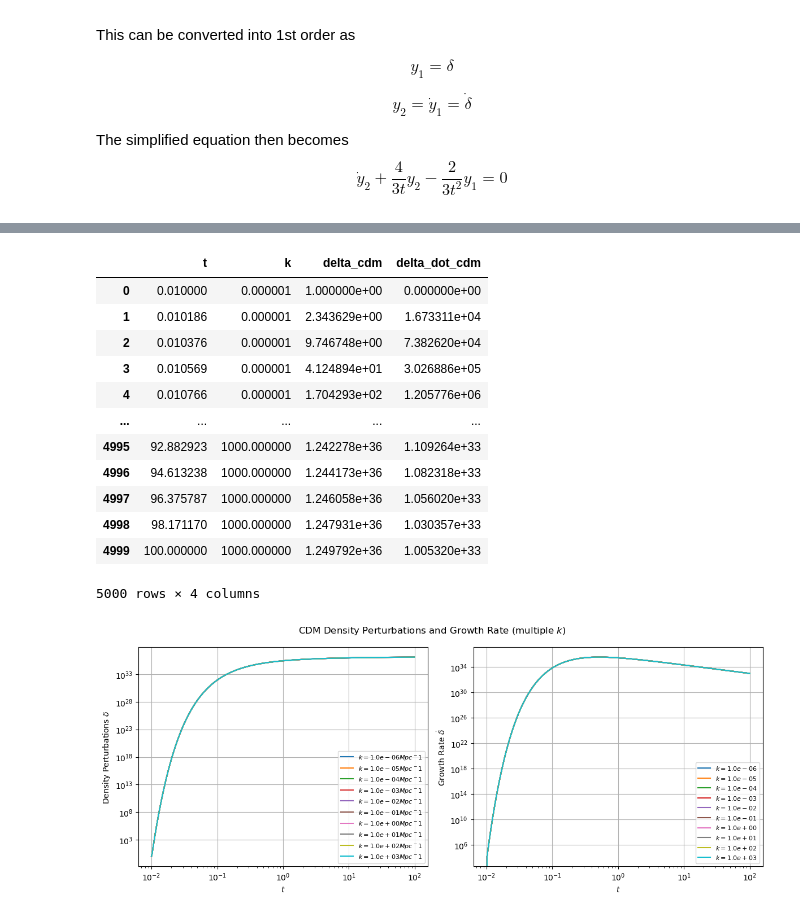
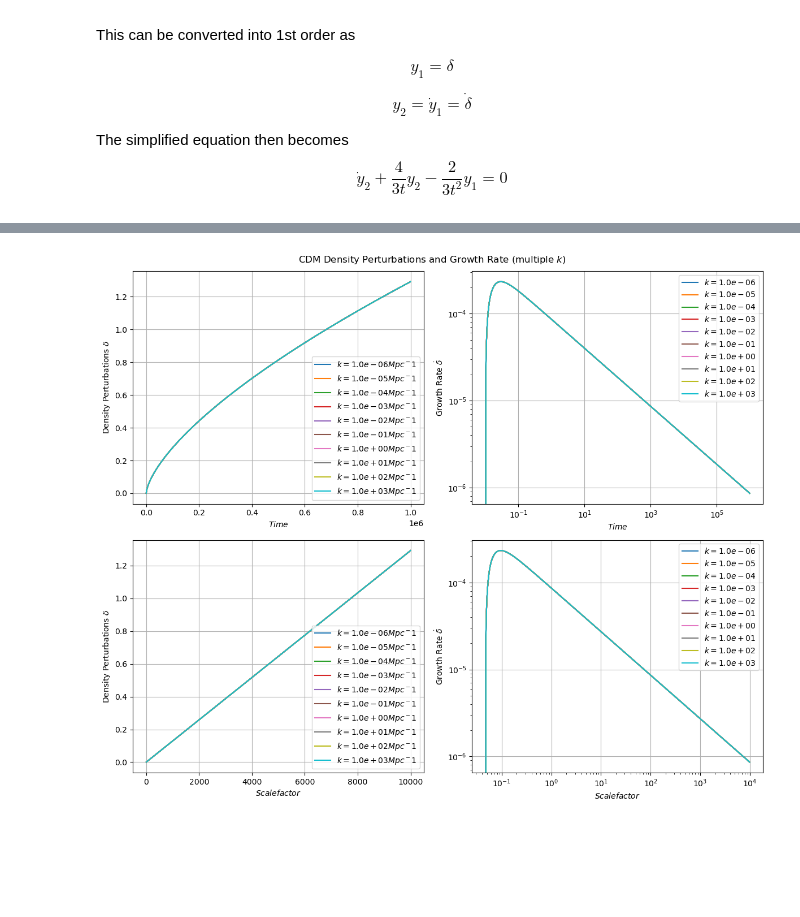
Before and after one commit to isha-m63/Wave_Dark_Matter, a Jupyter notebook: Obtaining_Power_Spectrum/CDM/CDM.ipynb, the cells around one changed output, grey strips where cells are left out. Saved outputs shown, nothing was run; the diff lists cells and outputs as text; code cells hidden in the pictures; blank space fills up the shorter version.

```diff
--- a/Obtaining_Power_Spectrum/CDM/CDM.ipynb
+++ b/Obtaining_Power_Spectrum/CDM/CDM.ipynb
@@ -90,6 +155,11 @@ ax[0].plot(t_eval, scale_factor_a(t_eval), label='Scale Factor a(t)')
 ax[1].loglog(t_eval, scale_factor_a(t_eval), label='Scale Factor log a(t)')
 ax[0].set_xlabel('t')
 ax[0].set_ylabel('Scale Factor a(t)')
-ax[1].set_xlabel('t')
+ax[1].set_xlabel('Time')
 ax[1].set_ylabel('log a(t)')
+
+for i in ax:
+    #i.set_ylabel('Density Contrast δ_k')
+    i.legend()
+    i.grid()
 # %% [output]
@@ -104,7 +175,8 @@ def ode_cdm_allkvals(t, y, k):
 
     #H = 2 / (3 * t)
     quantum_term = 0
-    grav_term = 2 / (3 * t**2 * scale_factor_a(t)**3)
+    grav_term = 4 * np.pi * G * rho_matter(t)
+
 
     #Solve the following coupled 1st order ODEs
     du1_dt = u2
@@ -128,65 +200,71 @@ for k_i in k_val:
                 't': t_eval[j],
                 'k': k_i,
                 'delta_cdm': sol_cdm.y[0][j],
-                'delta_dot_cdm': sol_cdm.y[1][j]
+                'delta_dot_cdm': sol_cdm.y[1][j],
+                'scale_factor_a': scale_factor_a(t_eval[j])
             }
         )
 # %%
 
 df_cdm_allkvals = pd.DataFrame(cdm_allkvals)
 df_cdm_allkvals.to_csv(output_path + 'cdm_density_growth_allkvals.csv', index=False)
-# %%
-df_cdm_allkvals
-# %% [output]
-|  | t | k | delta_cdm | delta_dot_cdm |
-| 0 | 0.010000 | 0.000001 | 1.000000e+00 | 0.000000e+00 |
-| 1 | 0.010186 | 0.000001 | 2.343629e+00 | 1.673311e+04 |
-| 2 | 0.010376 | 0.000001 | 9.746748e+00 | 7.382620e+04 |
-| 3 | 0.010569 | 0.000001 | 4.124894e+01 | 3.026886e+05 |
-| 4 | 0.010766 | 0.000001 | 1.704293e+02 | 1.205776e+06 |
-| ... | ... | ... | ... | ... |
-| 4995 | 92.882923 | 1000.000000 | 1.242278e+36 | 1.109264e+33 |
-| 4996 | 94.613238 | 1000.000000 | 1.244173e+36 | 1.082318e+33 |
-| 4997 | 96.375787 | 1000.000000 | 1.246058e+36 | 1.056020e+33 |
-| 4998 | 98.171170 | 1000.000000 | 1.247931e+36 | 1.030357e+33 |
-| 4999 | 100.000000 | 1000.000000 | 1.249792e+36 | 1.005320e+33 |
-5000 rows × 4 columns
 # %%
-fig, ax = plt.subplots(1, 2, figsize=(12, 5))
+fig, ax = plt.subplots(2, 2, figsize=(12, 10))
 
 for k_i in sorted(df_cdm_allkvals['k'].unique()):
     df_k = df_cdm_allkvals[df_cdm_allkvals['k'] == k_i]
 
-    ax[0].loglog(
+    ax[0][0].plot(
         df_k['t'],
         df_k['delta_cdm'],
         label=fr"$k={k_i:.1e} Mpc^{-1}$"
     )
 
-    ax[1].loglog(
+    ax[0][1].loglog(
         df_k['t'],
         df_k['delta_dot_cdm'],
         label=fr"$k={k_i:.1e}$"
     )
 
-ax[0].set_ylabel(r"Density Perturbations $\delta$")
-ax[1].set_ylabel(r"Growth Rate $\dot{\delta}$")
+    ax[1][0].plot(
+        df_k['scale_factor_a'],
+        df_k['delta_cdm'],
+        label=fr"$k={k_i:.1e} Mpc^{-1}$"
+    )
 
-ax[0].set_xlabel(r"$t$")
-ax[1].set_xlabel(r"$t$")
+    ax[1][1].loglog(
+        df_k['scale_factor_a'],
+        df_k['delta_dot_cdm'],
+        label=fr"$k={k_i:.1e}$"
+    )
 
-ax[0].grid(True)
-ax[1].grid(True)
 
-ax[0].legend(fontsize=8)
-ax[1].legend(fontsize=8)
+ax[0][0].set_xlabel("$Time$")
+ax[0][1].set_xlabel("$Time$")
+ax[1][0].set_xlabel("$Scale factor$")
+ax[1][1].set_xlabel("$Scale factor$")
 
-fig.suptitle("CDM Density Perturbations and Growth Rate (multiple $k$)")
-fig.tight_layout()
-fig.savefig(output_path + "cdm_density_growth_allk.png", dpi=300)
+
+
+ax[0][0].set_ylabel(r"Density Perturbations $\delta$")
+ax[0][1].set_ylabel(r"Growth Rate $\dot{\delta}$")
+
+ax[1][0].set_ylabel(r"Density Perturbations $\delta$")
+ax[1][1].set_ylabel(r"Growth Rate $\dot{\delta}$")
+
+
+for i in ax:
+    for j in i:
+        j.legend()
+        j.grid()
+
+
+plt.suptitle("CDM Density Perturbations and Growth Rate (multiple $k$)")
+plt.tight_layout()
+plt.savefig(output_path + "cdm_density_growth_allk.png", dpi=300)
 plt.show()
 # %% [output]
-[figure, old version]
+[figure, new version]
 # %%
 t_final_cdm = df_cdm_allkvals['t'].max()
 df_cdm_final = df_cdm_allkvals[df_cdm_allkvals['t'] == t_final_cdm]
```
Also changed, not shown: parts of 9 cells of this notebook, 3 other files.
